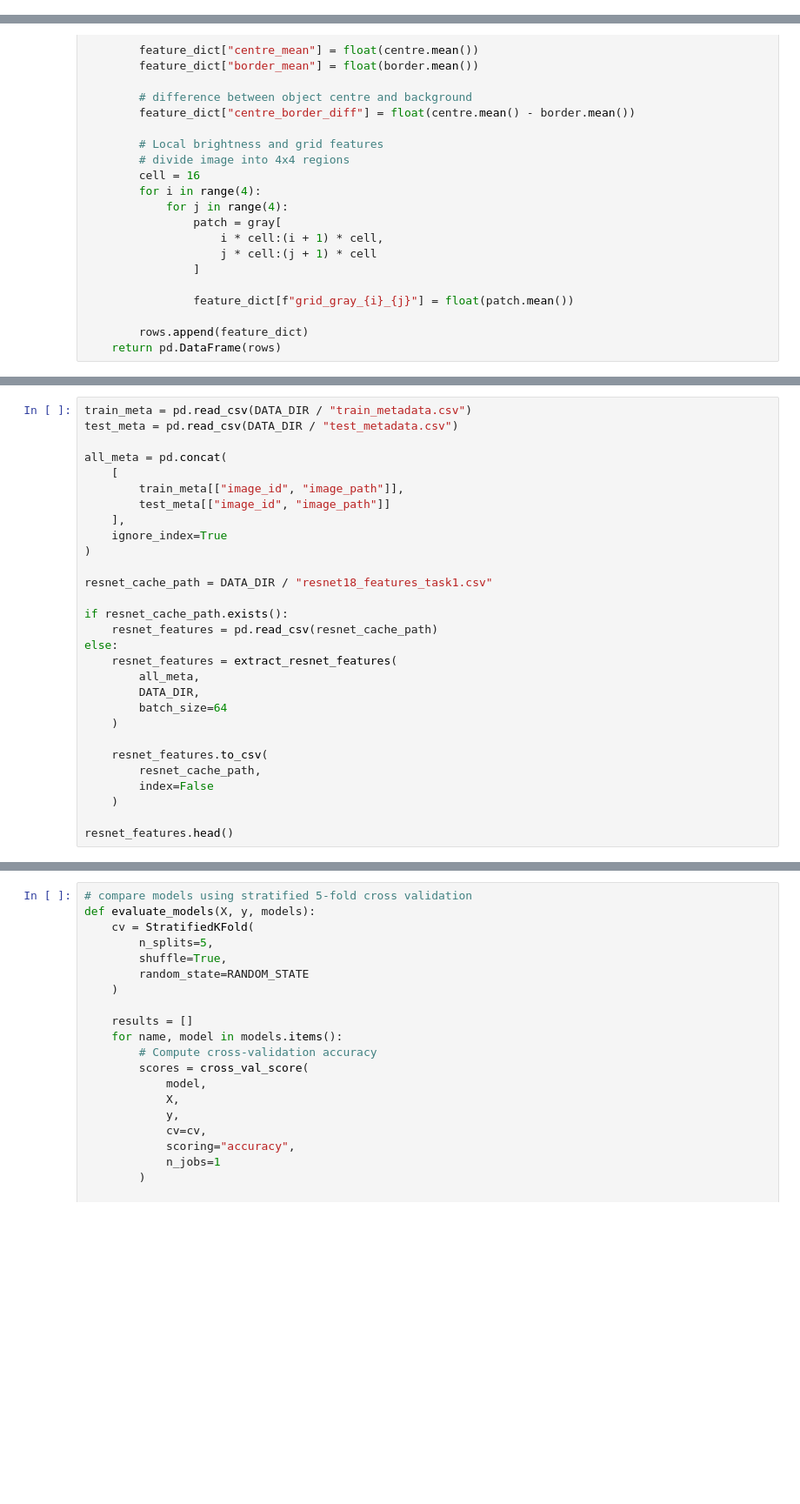
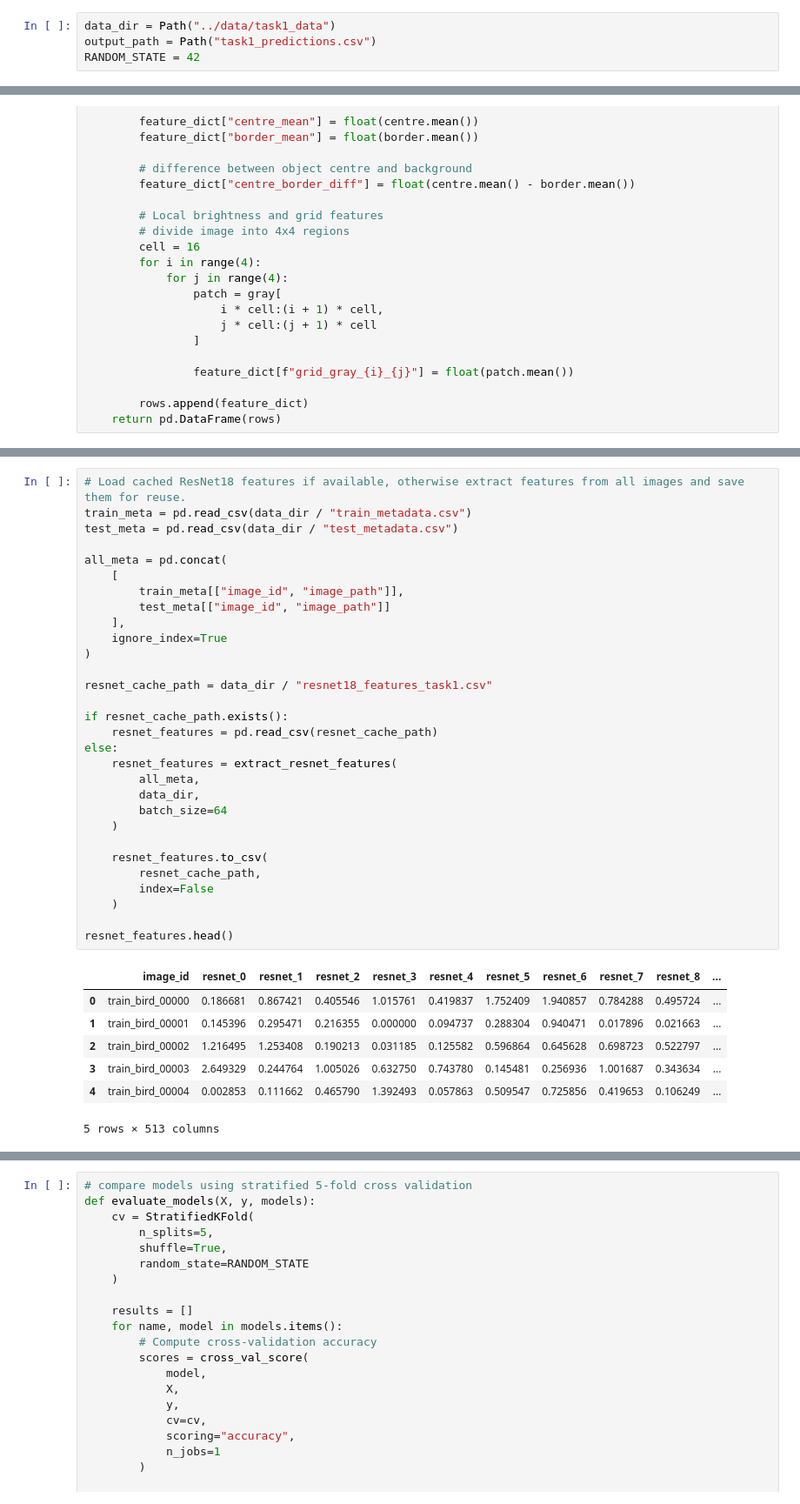
Before and after one commit to paigenewin/coarse-to-fine-image-classification, a Jupyter notebook: notebooks/coarse_grained_classification.ipynb, the cells around one changed output, grey strips where cells are left out. Shown at 87% size. Saved outputs shown, nothing was run; the diff lists cells and outputs as text; blank space fills up the shorter version.

```diff
--- a/notebooks/coarse_grained_classification.ipynb
+++ b/notebooks/coarse_grained_classification.ipynb
@@ -66,0 +66,4 @@ RANDOM_STATE = 42
+# %%
+data_dir = Path("../data/task1_data")
+output_path = Path("task1_predictions.csv")
+RANDOM_STATE = 42
@@ -257,31 +269,40 @@ def extract_resnet_features(metadata, data_dir, batch_size=64):
 
     return feature_df
 # %%
-train_meta = pd.read_csv(DATA_DIR / "train_metadata.csv")
-test_meta = pd.read_csv(DATA_DIR / "test_metadata.csv")
+# Load cached ResNet18 features if available, otherwise extract features from all images and save them for reuse.
+train_meta = pd.read_csv(data_dir / "train_metadata.csv")
+test_meta = pd.read_csv(data_dir / "test_metadata.csv")
 
 all_meta = pd.concat(
     [
         train_meta[["image_id", "image_path"]],
         test_meta[["image_id", "image_path"]]
     ],
     ignore_index=True
 )
 
-resnet_cache_path = DATA_DIR / "resnet18_features_task1.csv"
+resnet_cache_path = data_dir / "resnet18_features_task1.csv"
 
 if resnet_cache_path.exists():
     resnet_features = pd.read_csv(resnet_cache_path)
 else:
     resnet_features = extract_resnet_features(
         all_meta,
-        DATA_DIR,
+        data_dir,
         batch_size=64
     )
 
     resnet_features.to_csv(
         resnet_cache_path,
         index=False
     )
 
 resnet_features.head()
+# %% [output]
+|  | image_id | resnet_0 | resnet_1 | resnet_2 | resnet_3 | resnet_4 | resnet_5 | resnet_6 | resnet_7 | resnet_8 | ... |
+| 0 | train_bird_00000 | 0.186681 | 0.867421 | 0.405546 | 1.015761 | 0.419837 | 1.752409 | 1.940857 | 0.784288 | 0.495724 | ... |
+| 1 | train_bird_00001 | 0.145396 | 0.295471 | 0.216355 | 0.000000 | 0.094737 | 0.288304 | 0.940471 | 0.017896 | 0.021663 | ... |
+| 2 | train_bird_00002 | 1.216495 | 1.253408 | 0.190213 | 0.031185 | 0.125582 | 0.596864 | 0.645628 | 0.698723 | 0.522797 | ... |
+| 3 | train_bird_00003 | 2.649329 | 0.244764 | 1.005026 | 0.632750 | 0.743780 | 0.145481 | 0.256936 | 1.001687 | 0.343634 | ... |
+| 4 | train_bird_00004 | 0.002853 | 0.111662 | 0.465790 | 1.392493 | 0.057863 | 0.509547 | 0.725856 | 0.419653 | 0.106249 | ... |
+5 rows × 513 columns
```
Also changed, not shown: parts of 23 cells of this notebook.
